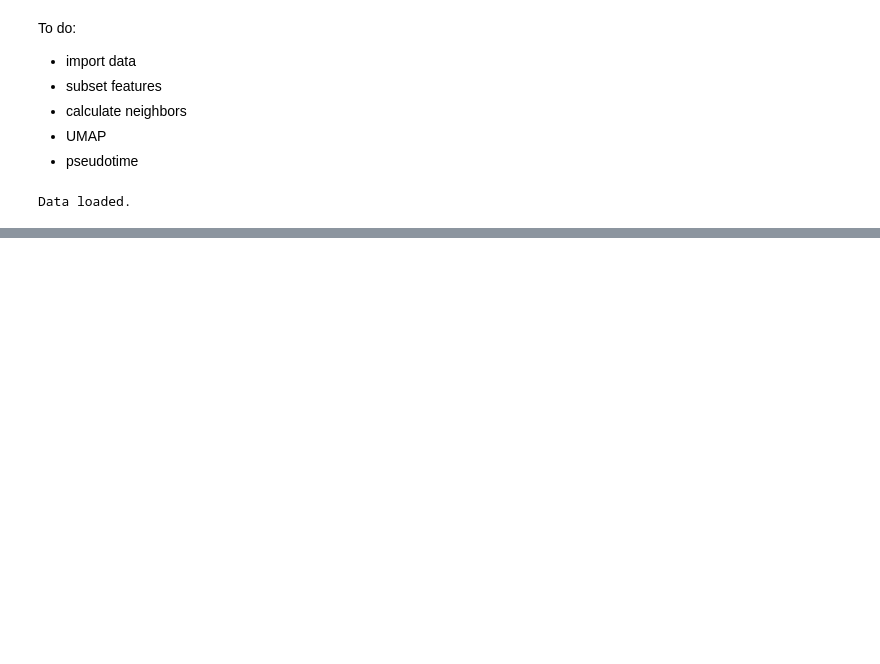
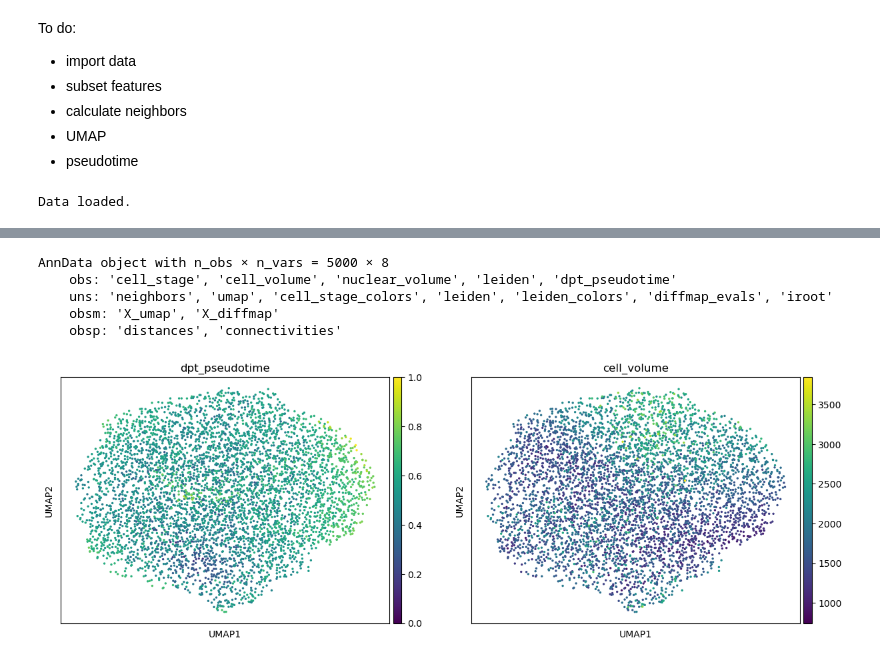
Before and after one commit to cwinsnes/cytodata-hackathon-base, a Jupyter notebook: pseudotime/pseudotime_analysis.ipynb, the cells around one changed output, grey strips where cells are left out. Drawn from its saved outputs; the diff is of its cells as text; code cells hidden in the pictures; blank space fills up the shorter version.

```diff
--- a/pseudotime/pseudotime_analysis.ipynb
+++ b/pseudotime/pseudotime_analysis.ipynb
@@ -94,0 +94,12 @@ ValueError: Input contains NaN.
+# %%
+obj
+# %% [output]
+AnnData object with n_obs × n_vars = 5000 × 8
+    obs: 'cell_stage', 'cell_volume', 'nuclear_volume', 'leiden', 'dpt_pseudotime'
+    uns: 'neighbors', 'umap', 'cell_stage_colors', 'leiden', 'leiden_colors', 'diffmap_evals', 'iroot'
+    obsm: 'X_umap', 'X_diffmap'
+    obsp: 'distances', 'connectivities'
+# %%
+sc.pl.umap(obj, color=['dpt_pseudotime', 'cell_volume'])
+# %% [output]
+[figure, added]
```
Also changed, not shown: parts of 15 cells of this notebook.
